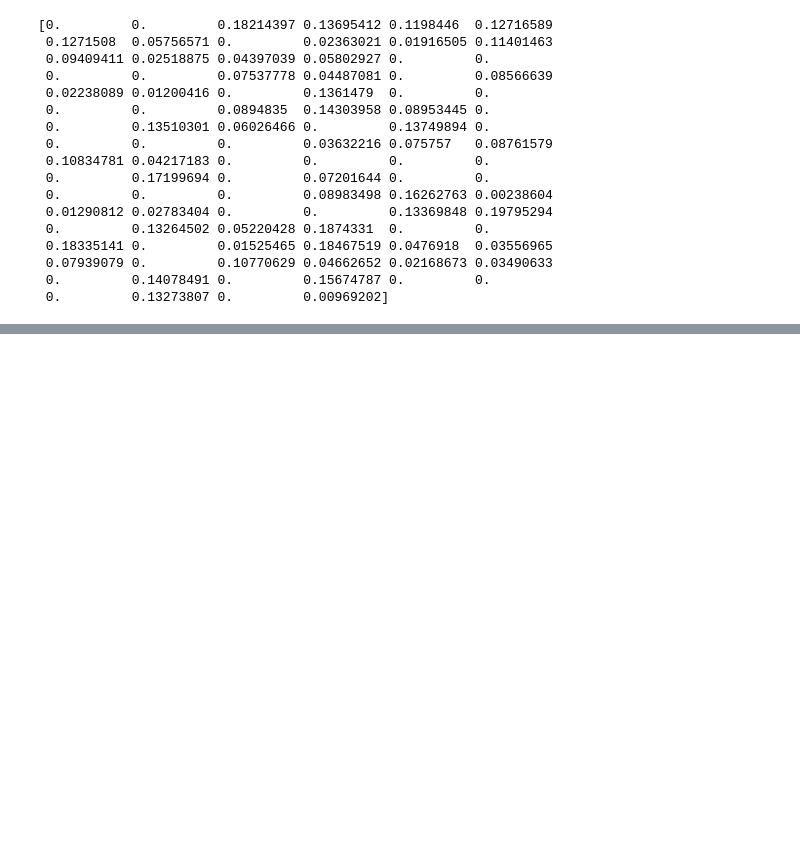
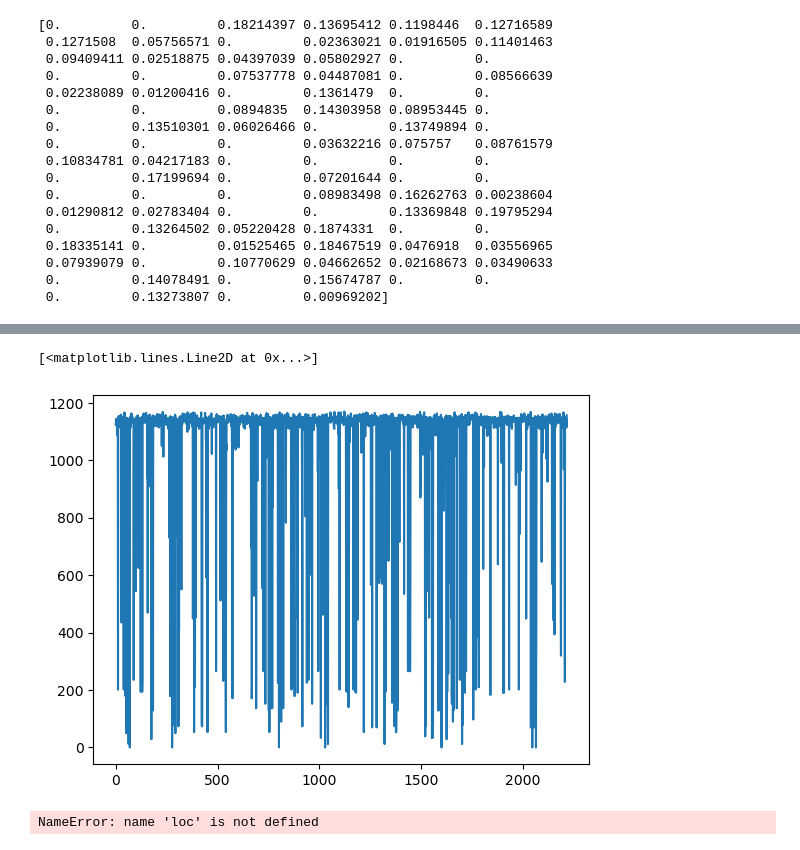
Before and after one commit to seai-lab/PyGBS, a Jupyter notebook: sanity_check.ipynb, the cells around one changed output, grey strips where cells are left out. Saved outputs shown, nothing was run; the diff lists cells and outputs as text; code cells hidden in the pictures; blank space fills up the shorter version.

```diff
--- a/sanity_check.ipynb
+++ b/sanity_check.ipynb
@@ -137,0 +334,13 @@ print(logodds - logodds_bins)
+# %%
+plt.plot(loss.std_lookup)
+# %% [output]
+[<matplotlib.lines.Line2D at 0x...>]
+[figure, added]
+# %%
+import torch
+from torch.distributions import Normal
+
+# Create a Gaussian distribution with mean 0 and standard deviation 1
+dist = Normal(loc=loc, scale=scale)
+# %% [output]
+NameError: name 'loc' is not defined
```
Also changed, not shown: parts of 56 cells of this notebook, 12 other files.
